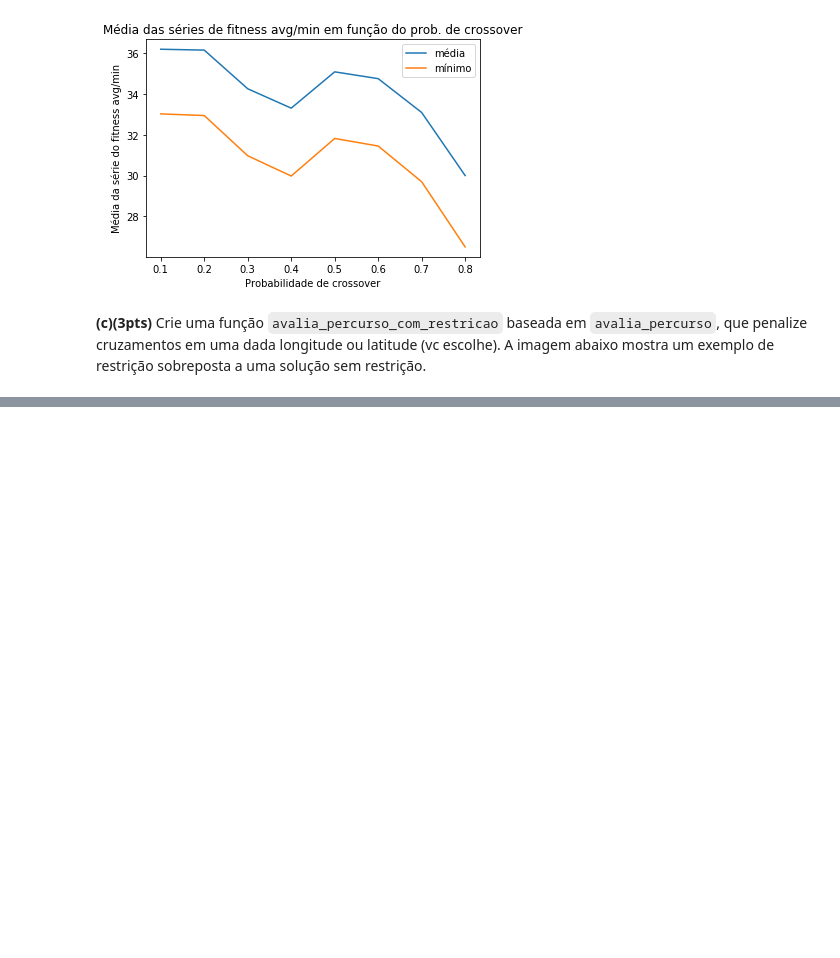
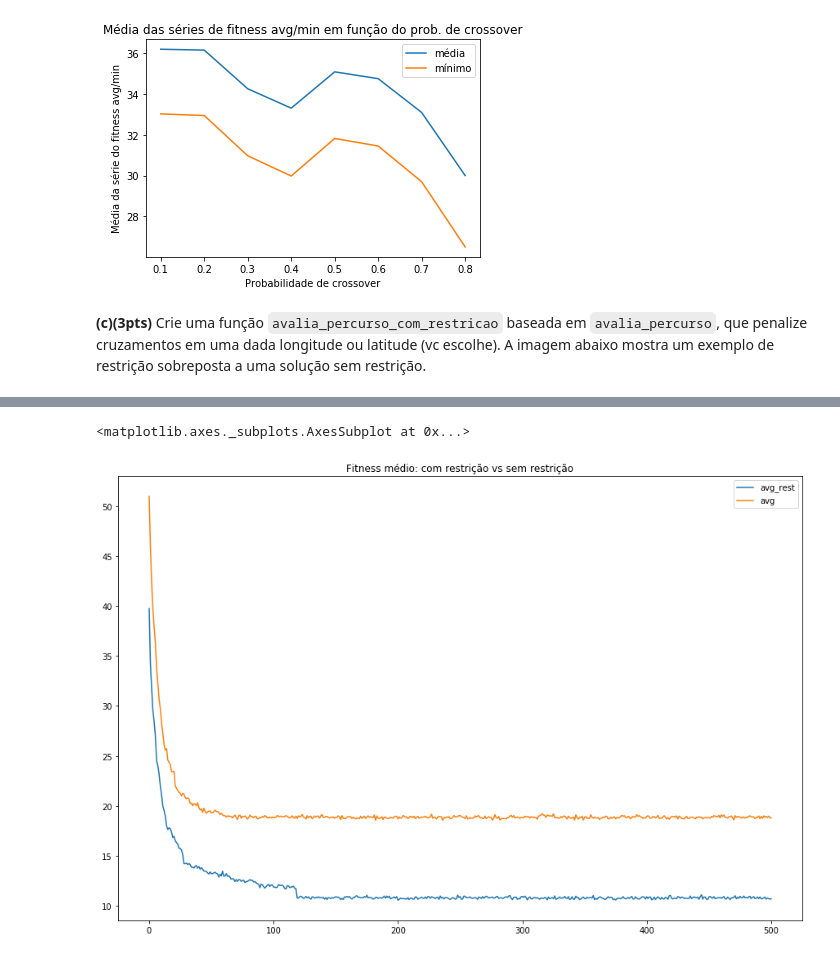
Before and after one commit to dcuoliveira/fgv-computational-intelligence, a Jupyter notebook: Ex3_GeneticAlgo.ipynb, the cells around one changed output, grey strips where cells are left out. Cells and saved outputs as stored; diff of their text form; code cells hidden in the pictures; blank space fills up the shorter version.

```diff
--- a/Ex3_GeneticAlgo.ipynb
+++ b/Ex3_GeneticAlgo.ipynb
@@ -226,0 +445,5 @@ Text(0, 0.5, 'Média da série do fitness avg/min')
+# %%
+df_final[['avg_rest', 'avg']].plot(figsize=(15,10), title= 'Fitness médio: com restrição vs sem restrição')
+# %% [output]
+<matplotlib.axes._subplots.AxesSubplot at 0x...>
+[figure, added]
```
Also changed, not shown: parts of 6 cells of this notebook, 1 other file.
